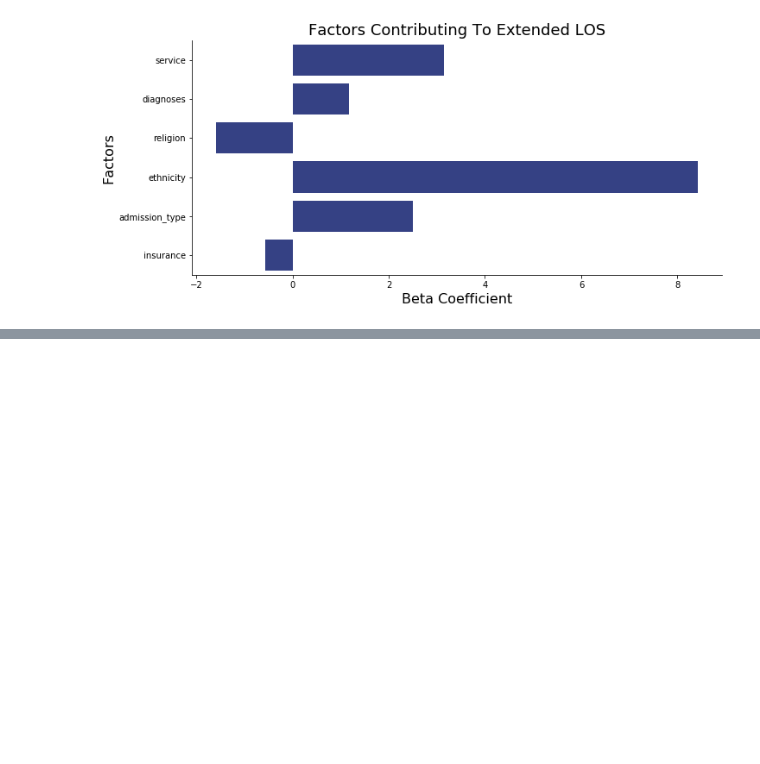
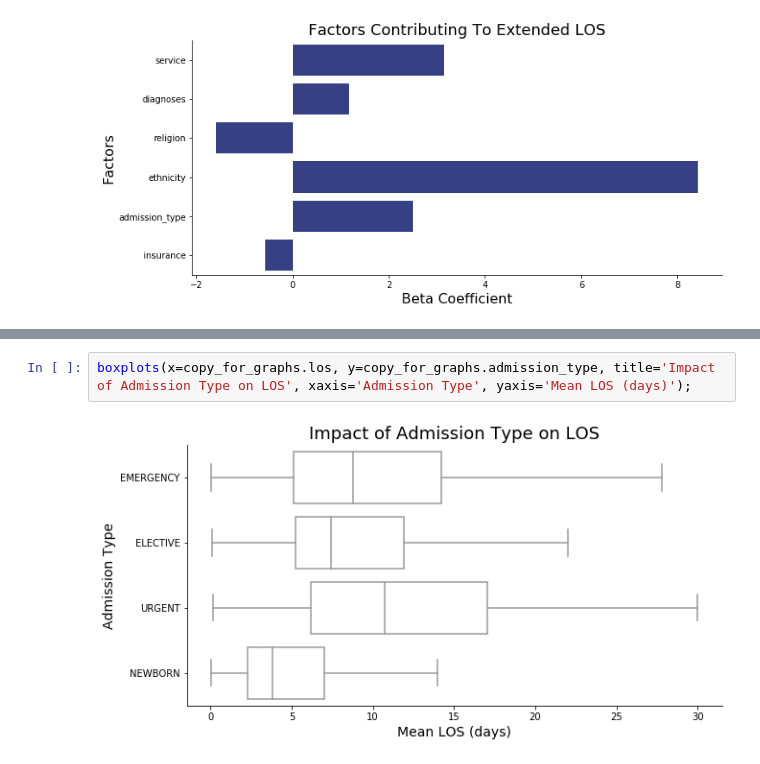
Before and after one commit to mollyliebeskind/Metis_Project2_Hospital_LOS, a Jupyter notebook: Hospital_LOS_LinReg.ipynb, the cells around one changed output, grey strips where cells are left out. Saved outputs shown, nothing was run; the diff lists cells and outputs as text; blank space fills up the shorter version.

```diff
--- a/Hospital_LOS_LinReg.ipynb
+++ b/Hospital_LOS_LinReg.ipynb
@@ -1017,0 +973,4 @@ plt.savefig('contributing_factors.png')
+# %%
+boxplots(x=copy_for_graphs.los, y=copy_for_graphs.admission_type, title='Impact of Admission Type on LOS', xaxis='Admission Type', yaxis='Mean LOS (days)');
+# %% [output]
+[figure, added]
```
Also changed, not shown: parts of 85 cells of this notebook.
